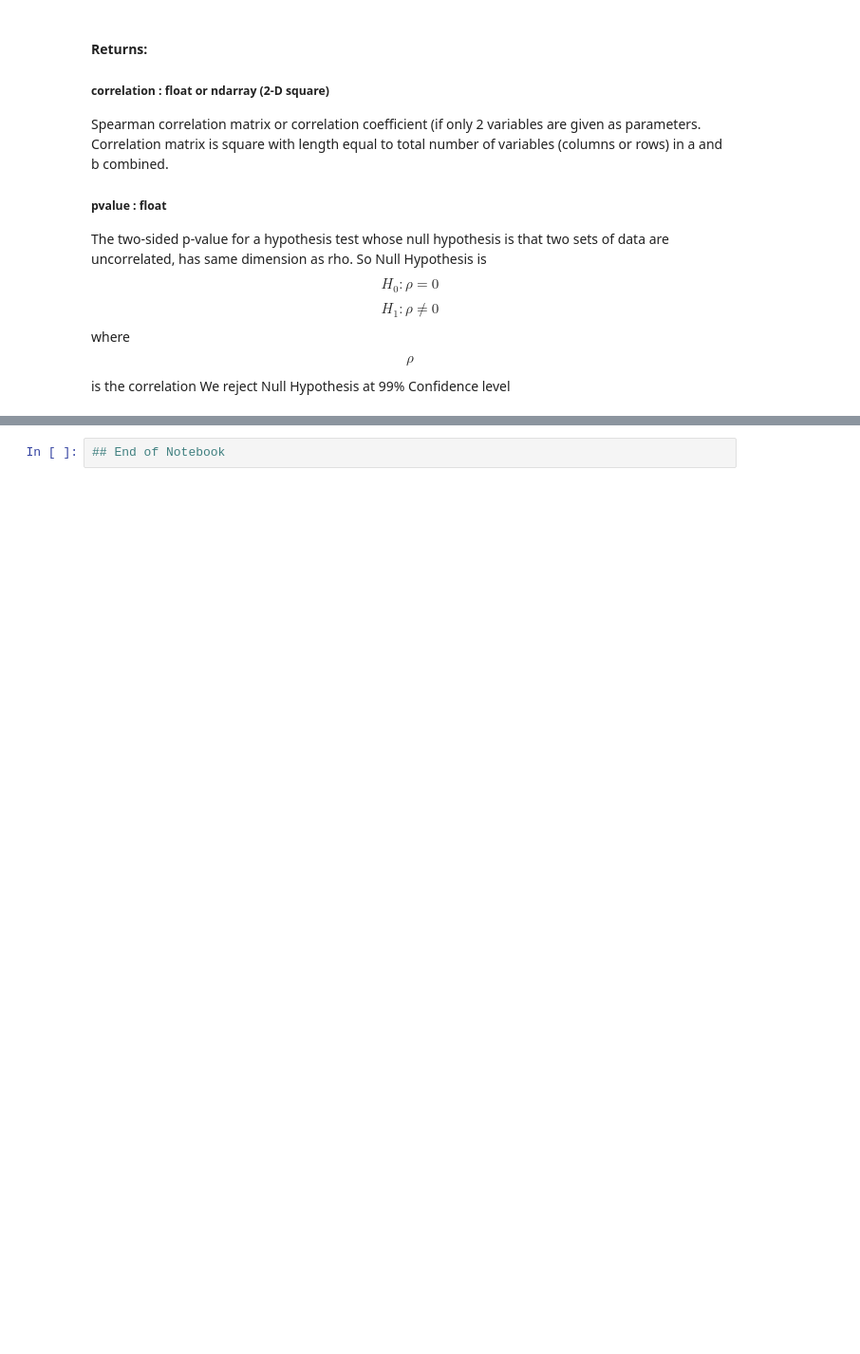
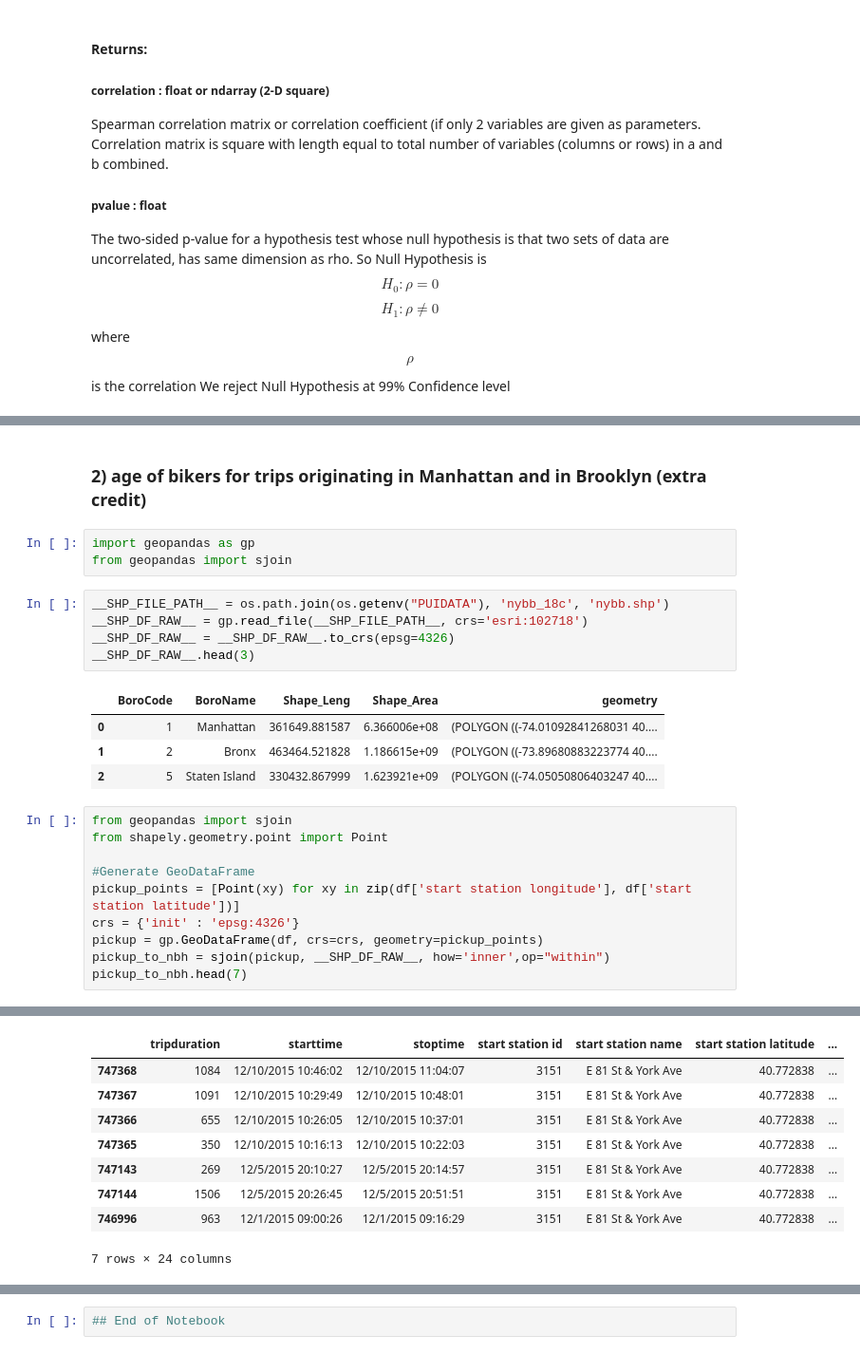
Before and after one commit to sunghoonyang/PUI2018_shy256, a Jupyter notebook: HW6_shy256/Assignment4_shy256.ipynb, the cells around one changed output, grey strips where cells are left out. Shown: that part at 95% size. Saved outputs shown, nothing was run; the diff lists cells and outputs as text; blank space fills up the shorter version.

```diff
--- a/HW6_shy256/Assignment4_shy256.ipynb
+++ b/HW6_shy256/Assignment4_shy256.ipynb
@@ -449,0 +544,26 @@ We reject Null Hypothesis at 99% Confidence level
+# %% [markdown]
+### 2) age of bikers for trips originating in Manhattan and in Brooklyn (extra credit)
+# %%
+import geopandas as gp
+from geopandas import sjoin
+# %%
+__SHP_FILE_PATH__ = os.path.join(os.getenv("PUIDATA"), 'nybb_18c', 'nybb.shp')
+__SHP_DF_RAW__ = gp.read_file(__SHP_FILE_PATH__, crs='esri:102718')
+__SHP_DF_RAW__ = __SHP_DF_RAW__.to_crs(epsg=4326)
+__SHP_DF_RAW__.head(3)
+# %% [output]
+|  | BoroCode | BoroName | Shape_Leng | Shape_Area | geometry |
+| 0 | 1 | Manhattan | 361649.881587 | 6.366006e+08 | (POLYGON ((-74.01092841268031 40.... |
+| 1 | 2 | Bronx | 463464.521828 | 1.186615e+09 | (POLYGON ((-73.89680883223774 40.... |
+| 2 | 5 | Staten Island | 330432.867999 | 1.623921e+09 | (POLYGON ((-74.05050806403247 40.... |
+# %%
+from geopandas import sjoin
+from shapely.geometry.point import Point
+
+#Generate GeoDataFrame
+pickup_points = [Point(xy) for xy in zip(df['start station longitude'], df['start station latitude'])]
+crs = {'init' : 'epsg:4326'}
+pickup = gp.GeoDataFrame(df, crs=crs, geometry=pickup_points)
+pickup_to_nbh = sjoin(pickup, __SHP_DF_RAW__, how='inner',op="within")
+pickup_to_nbh.head(7)
+# %% [output]
@@ -449,0 +571,9 @@ We reject Null Hypothesis at 99% Confidence level
+|  | tripduration | starttime | stoptime | start station id | start station name | start station latitude | ... |
+| 747368 | 1084 | 12/10/2015 10:46:02 | 12/10/2015 11:04:07 | 3151 | E 81 St & York Ave | 40.772838 | ... |
+| 747367 | 1091 | 12/10/2015 10:29:49 | 12/10/2015 10:48:01 | 3151 | E 81 St & York Ave | 40.772838 | ... |
+| 747366 | 655 | 12/10/2015 10:26:05 | 12/10/2015 10:37:01 | 3151 | E 81 St & York Ave | 40.772838 | ... |
+| 747365 | 350 | 12/10/2015 10:16:13 | 12/10/2015 10:22:03 | 3151 | E 81 St & York Ave | 40.772838 | ... |
+| 747143 | 269 | 12/5/2015 20:10:27 | 12/5/2015 20:14:57 | 3151 | E 81 St & York Ave | 40.772838 | ... |
+| 747144 | 1506 | 12/5/2015 20:26:45 | 12/5/2015 20:51:51 | 3151 | E 81 St & York Ave | 40.772838 | ... |
+| 746996 | 963 | 12/1/2015 09:00:26 | 12/1/2015 09:16:29 | 3151 | E 81 St & York Ave | 40.772838 | ... |
+7 rows × 24 columns
```
Also changed, not shown: parts of 26 cells of this notebook.
